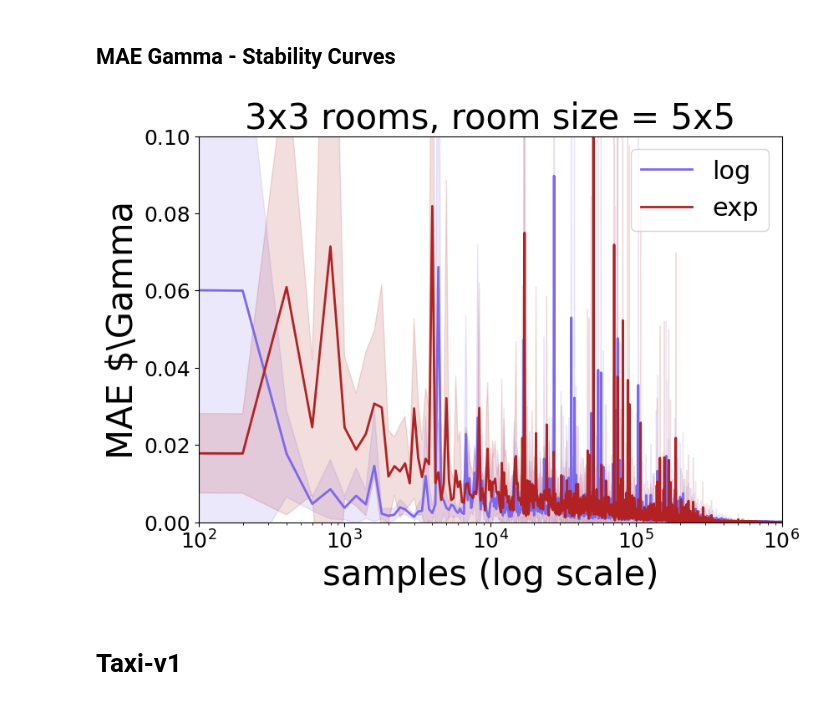
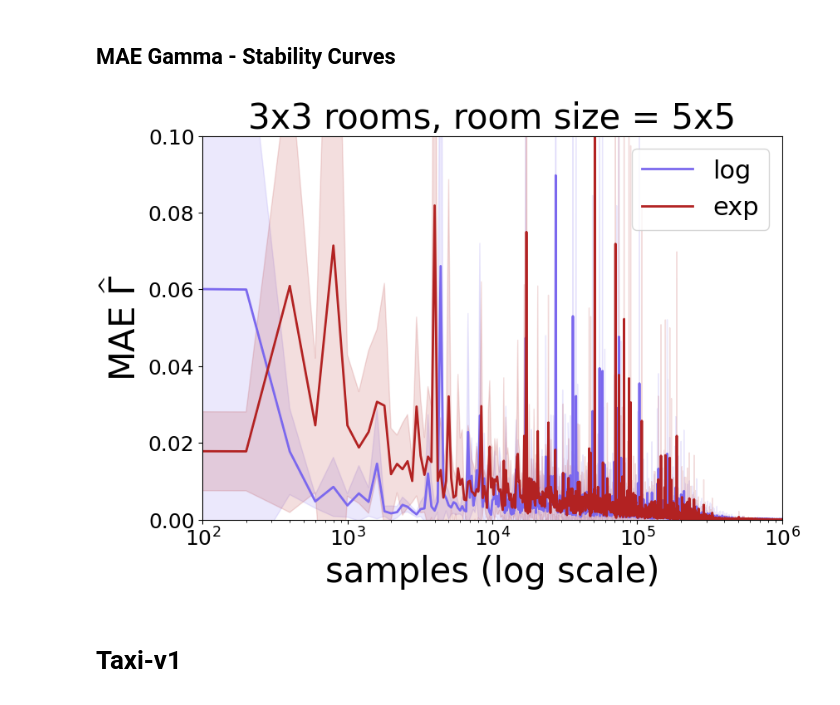
Before and after one commit to guillermoim/halmdps, a Jupyter notebook: notebooks/visualization.ipynb, the cells around one changed output. Cells and saved outputs as stored; diff of their text form; code cells hidden in the pictures.

```diff
--- a/notebooks/visualization.ipynb
+++ b/notebooks/visualization.ipynb
@@ -437,35 +440,35 @@ exp_std = df_exp.iloc[:, 1:].std(axis=1)
 stepsh = df_exp.step
 
 fig, ax = plt.subplots(1,1, figsize=(9, 6))
 ax.set_title(fr'3x3 rooms, room size = 5x5', **csfont)
 
 # VERSION 1
 ax.plot(steps, log_mean, linewidth=2, color='mediumslateblue', label='log')
 ax.fill_between(steps, log_mean-log_std, log_mean+log_std, color='mediumslateblue', alpha=alpha)
 # VERSION 2
 ax.plot(stepsh, exp_mean , linewidth=2, color='firebrick', label='exp')
 ax.fill_between(stepsh, exp_mean-exp_std, exp_mean+exp_std, color='firebrick', alpha=alpha)
 
 plt.ticklabel_format(style='sci', axis='x', scilimits=(0,0))
 
 
 ax.legend(fontsize=22, loc=1)
 ax.set_ylim((0, 0.1))
 ax.set_xscale("log")
 ax.set_xlim((1e2, 1e6))
 
 
 ax.tick_params(axis='both', which='major', labelsize=18)
 ax.tick_params(axis='both', which='minor', labelsize=18)
 ax.xaxis.offsetText.set_fontsize(18)
 
-ax.set_ylabel('MAE $\Gamma', **hfont)
+ax.set_ylabel('MAE $\widehat\Gamma$', **hfont)
 ax.set_xlabel('samples (log scale)', **hfont)
 
 plt.savefig('../results/pictures/nrooms_8_8_gammas.pdf', bbox_inches='tight', dpi=500)
 plt.show()
 # %% [output]
-[figure, old version]
+[figure, new version]
 # %% [markdown]
 # Taxi-v1
 # %% [markdown]
```
Also changed, not shown: parts of 7 cells of this notebook, 6 other files.
